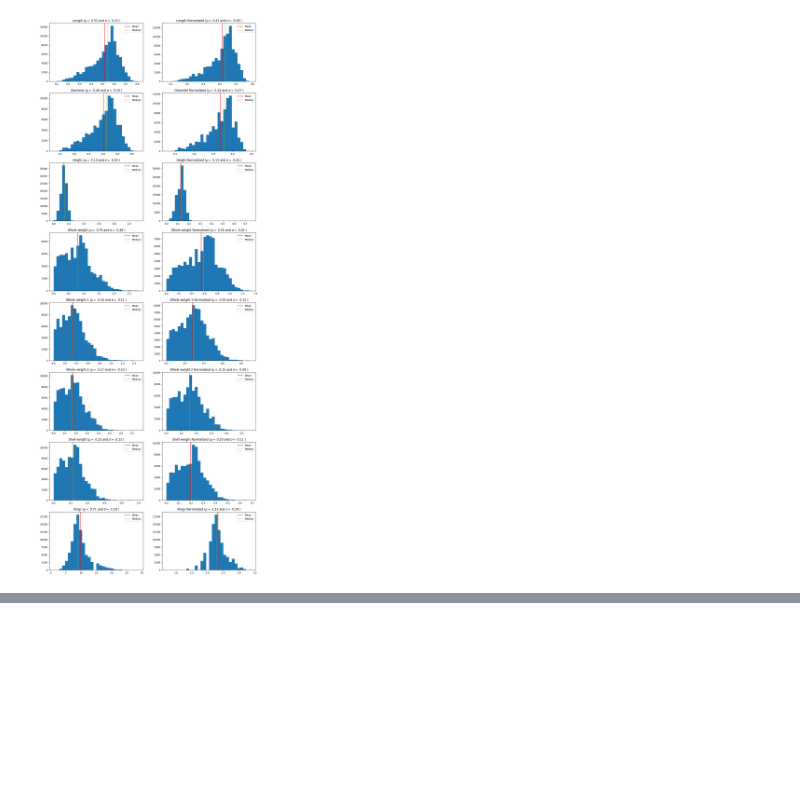
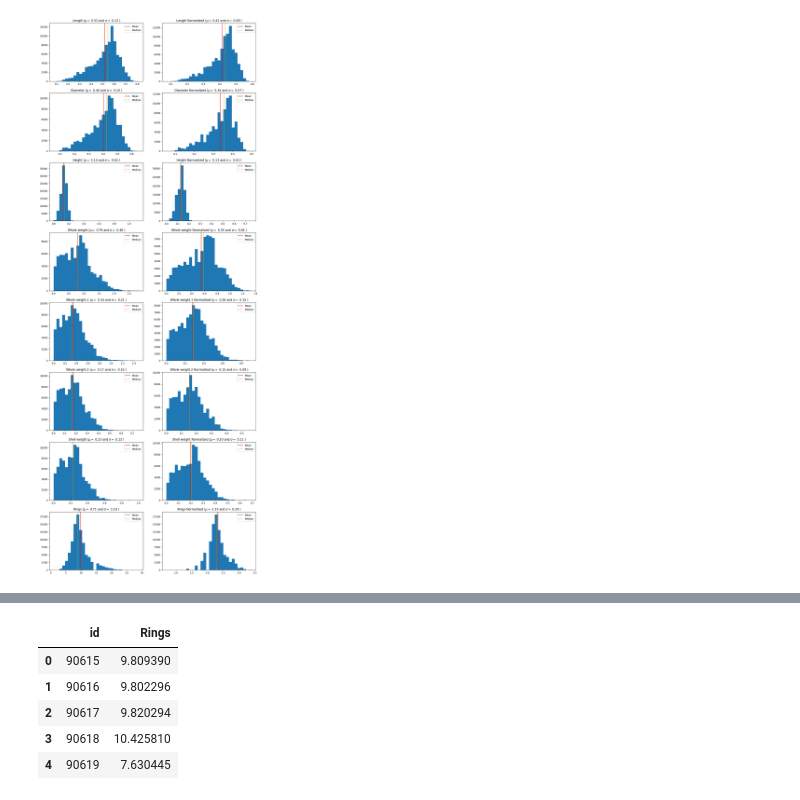
Before and after one commit to Cralsic123/Model-selection-for-abalone-ring, a Jupyter notebook: VT_Model.ipynb, the cells around one changed output, grey strips where cells are left out. Saved outputs shown, nothing was run; the diff lists cells and outputs as text; code cells hidden in the pictures; blank space fills up the shorter version.

```diff
--- a/VT_Model.ipynb
+++ b/VT_Model.ipynb
@@ -190,3 +190,21 @@ estimators = [
     ('LGBM', LGBMRegressor(**lgb_params)),
     ('CAT', CatBoostRegressor(**cat_params))
 ]
+# %%
+folds = KFold(n_splits=10, shuffle=True, random_state=42)
+scores = []
+y_pred_test = []
+
+voting_model = VotingRegressor(estimators=estimators, verbose=False)
+
+for n_fold, (train_index, valid_index) in enumerate(folds.split(X, y)):
+    X_train, y_train = X.iloc[train_index], y.iloc[train_index]
+    X_val, y_val = X.iloc[valid_index], y.iloc[valid_index]
+
+    voting_model.fit(X_train, y_train,)
+    y_pred = voting_model.predict(X_val)
+    score = mean_squared_error(y_val, y_pred, squared=False)
+    scores.append(score)
+    y_pred_test.append(voting_model.predict(test))
+    print(f"FOLD {n_fold} RMSE: {score}")
+print(f"Mean RMSE: {np.mean(scores)}")
@@ -192,0 +223,14 @@ estimators = [
+# %%
+submission = pd.read_csv('/content/sample_submission.csv')
+# %%
+submission.Rings = np.expm1(np.mean(y_pred_test, axis=0))
+submission.to_csv("submission.csv", index=False)
+# %%
+submission.head()
+# %% [output]
+|  | id | Rings |
+| 0 | 90615 | 9.809390 |
+| 1 | 90616 | 9.802296 |
+| 2 | 90617 | 9.820294 |
+| 3 | 90618 | 10.425810 |
+| 4 | 90619 | 7.630445 |
```
Also changed, not shown: parts of 1 cell of this notebook.
